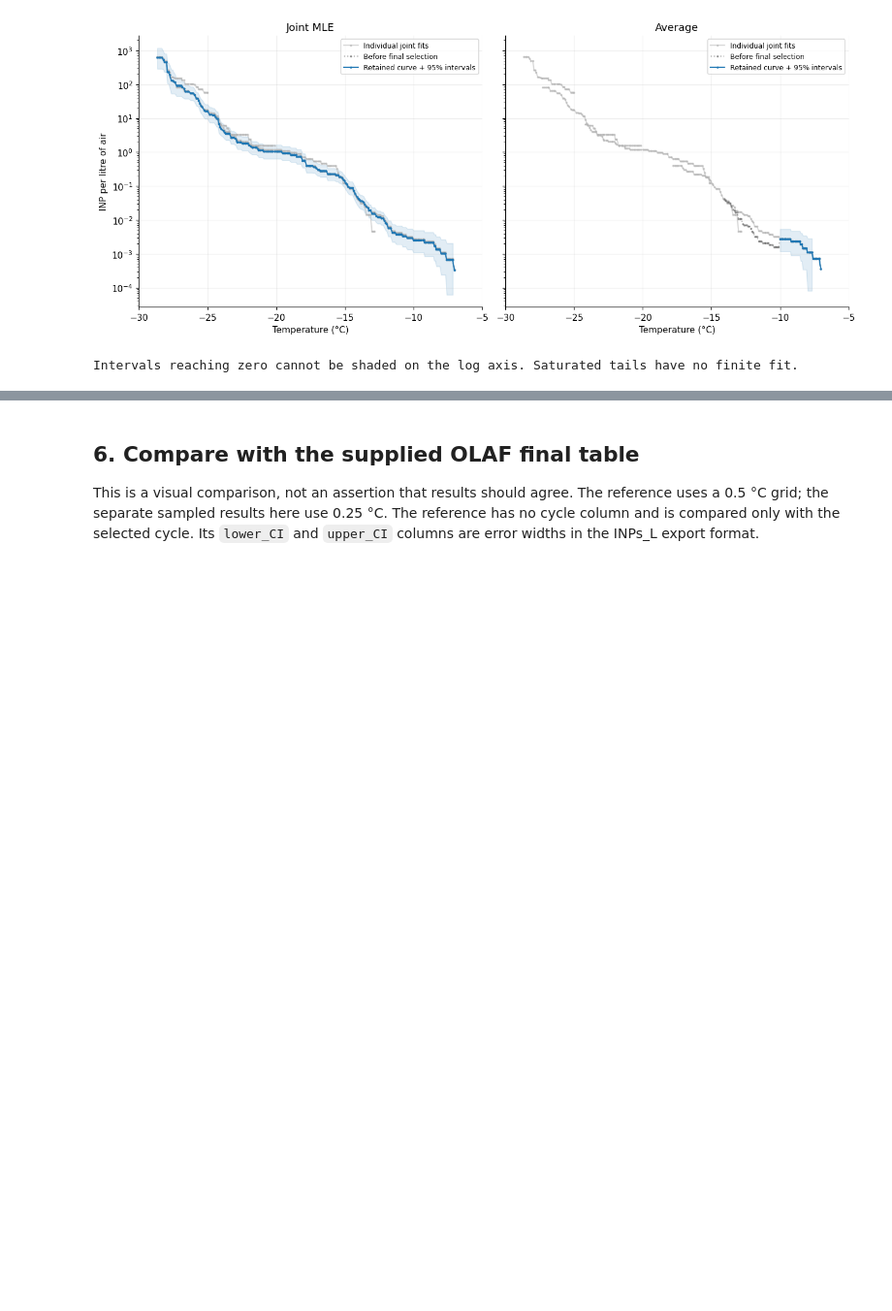
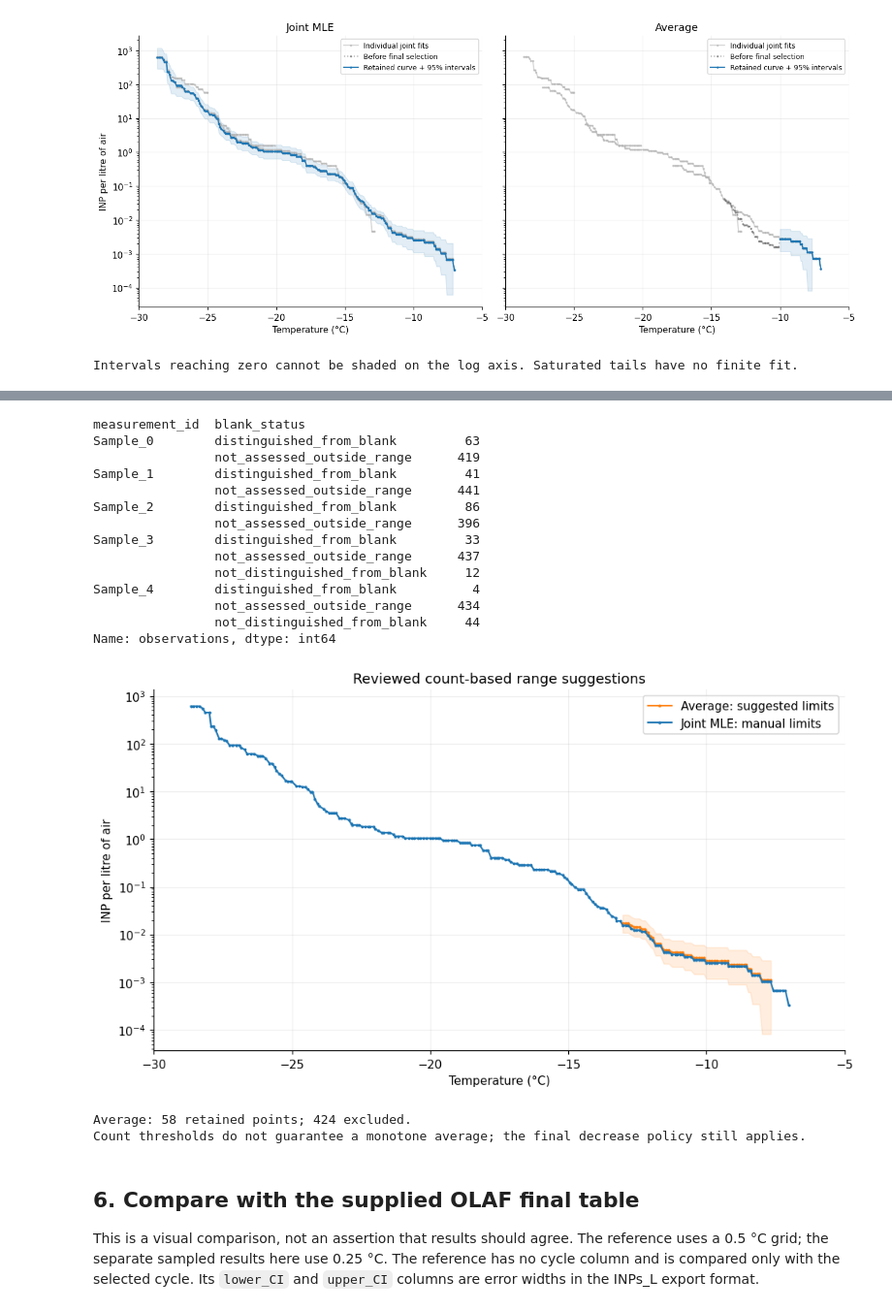
Before and after one commit to bochens/inptk, a Jupyter notebook: notebook/icescopy_freeze_count_to_air_inp_demo.ipynb, the cells around one changed output, grey strips where cells are left out. Shown at 97% size. Drawn from its saved outputs; the diff is of its cells as text; code cells hidden in the pictures; blank space fills up the shorter version.

Commit message:
Suggest editable count-based temperature ranges for Average

```diff
--- a/notebook/icescopy_freeze_count_to_air_inp_demo.ipynb
+++ b/notebook/icescopy_freeze_count_to_air_inp_demo.ipynb
@@ -421,0 +428,25 @@ Intervals reaching zero cannot be shaded on the log axis. Saturated tails have n
+# %%
+auto_suggestions = inptk.suggest_temperature_ranges(
+    experiment, curves=CURVES, min_frozen=3, min_unfrozen=3,
+)
+display(pd.DataFrame.from_dict(auto_suggestions.inputs, orient="index"))
+auto_ranges = auto_suggestions.temperature_ranges_C  # Edit this copy if needed.
+average_auto = inptk.analyze_concentration(
+    experiment, method="average", curves=CURVES, temperature_ranges_C=auto_ranges,
+    output_basis="sampled_air", decrease_policy=DECREASE_POLICY,
+)
+auto_report = auto_suggestions.observations.to_dataframe()
+display(auto_report.groupby(["measurement_id", "blank_status"]).size().rename("observations"))
+auto_curve = average_auto.curves[COMBINED_CURVE_ID]
+fig, ax = plt.subplots(figsize=(9, 5), layout="constrained")
+draw_spectrum(ax, auto_curve.cumulative.to_dataframe(), label="Average: suggested limits",
+              color="C1", show_errors=True)
+draw_spectrum(ax, combined_air["mle"].to_dataframe(), label="Joint MLE: manual limits", color="C0")
+ax.set(yscale="log", xlabel="Temperature (°C)", ylabel="INP per litre of air",
+       xlim=TEMPERATURE_XLIM, title="Reviewed count-based range suggestions")
+ax.grid(alpha=0.2)
+ax.legend()
+plt.show()
+print(f"Average: {len(auto_curve.cumulative)} retained points; {len(auto_curve.excluded)} excluded.")
+print("Count thresholds do not guarantee a monotone average; the final decrease policy still applies.")
+# %% [output]
@@ -422,3 +459,20 @@ Intervals reaching zero cannot be shaded on the log axis. Saturated tails have n
+measurement_id  blank_status
+Sample_0        distinguished_from_blank         63
+                not_assessed_outside_range      419
+Sample_1        distinguished_from_blank         41
+                not_assessed_outside_range      441
+Sample_2        distinguished_from_blank         86
+                not_assessed_outside_range      396
+Sample_3        distinguished_from_blank         33
+                not_assessed_outside_range      437
+                not_distinguished_from_blank     12
+Sample_4        distinguished_from_blank          4
+                not_assessed_outside_range      434
+                not_distinguished_from_blank     44
+Name: observations, dtype: int64
+[figure, added]
+Average: 58 retained points; 424 excluded.
+Count thresholds do not guarantee a monotone average; the final decrease policy still applies.
 # %% [markdown]
 ## 6. Compare with the supplied OLAF final table
 
```
Also changed, not shown: parts of 2 cells of this notebook, 8 other files.
